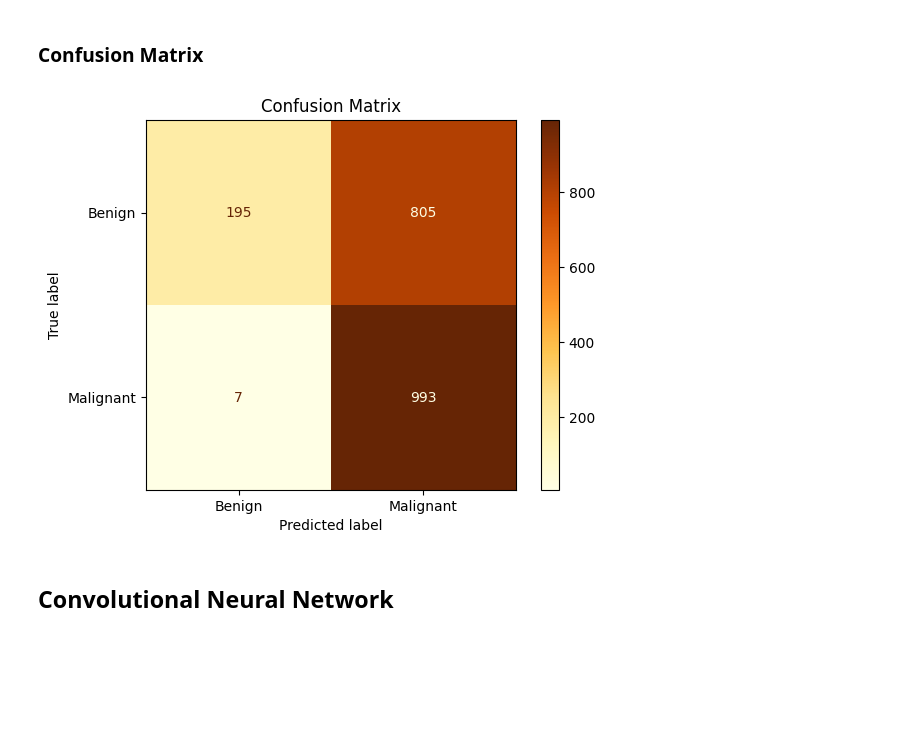
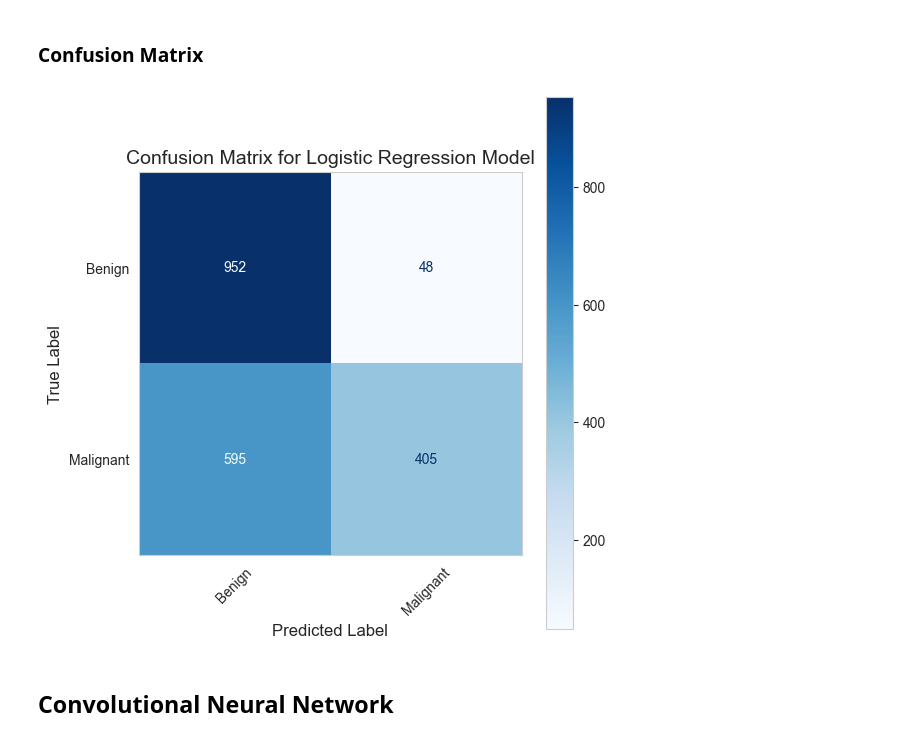
Before and after one commit to yairyaakov/Skin-Cancer-Detection-models, a Jupyter notebook: Skin_Cancer_Detection_models.ipynb, the cells around one changed output. Saved outputs shown, nothing was run; the diff lists cells and outputs as text; code cells hidden in the pictures; blank space fills up the shorter version.

```diff
--- a/Skin_Cancer_Detection_models.ipynb
+++ b/Skin_Cancer_Detection_models.ipynb
@@ -56,6 +85,6 @@ Set those hyperparamaters as you wish
 # %%
 img_width, img_height = 112, 112
-batch_size = 128
+batch_size = 32
 epochs = 15
 # %%
 # Data generators
@@ -578,29 +543,14 @@ plt.show()
 # %% [markdown]
 ### Model Evaluation Metrics
 # %%
-# Evaluate the model on the test data and get predictions
-predicted_probabilities = lr_model.predict(test_generator)
+predicted_probabilities = logistic_model.predict(test_generator)
 
 # Convert probabilities to binary predictions (0 or 1)
-predicted_labels = np.round(predicted_probabilities).astype(np.int32)[:, 1]  # [:, 0] is the probabily to mistake.
+predicted_labels = np.where(predicted_probabilities > 0.5, 1, 0).astype(np.int32)
 
 # Get true labels
 true_labels = test_generator.classes
 
-# Calculate Mean Squared Error (MSE)
-mse = mean_squared_error(true_labels, predicted_labels)
-
-# Calculate Accuracy
-accuracy = accuracy_score(true_labels, predicted_labels)
-
-# Calculate Precision
-precision = precision_score(true_labels, predicted_labels)
-
-# Calculate Recall
-recall = recall_score(true_labels, predicted_labels)
-
-print(f'MSE:       {mse:.5f}')
-print(f'Accuracy:  {accuracy:.5f}')
-print(f'Precision: {precision:.5f}')
-print(f'Recall:    {recall:.5f}')
+# Use the evaluate_model_performance function
+accuracy, precision, recall, mse = evaluate_model_performance(true_labels, predicted_labels)
 # %% [output]
@@ -628,13 +578,18 @@ weighted avg       0.76      0.59      0.52      2000
 # %% [markdown]
 ### Confusion Matrix
 # %%
-# Generate confusion matrix
-cm = confusion_matrix(true_labels, predicted_labels)
+logistic_cm = confusion_matrix(true_labels, predicted_labels)
 
-# Display the confusion matrix
-disp = ConfusionMatrixDisplay(confusion_matrix=cm, display_labels=["Benign", "Malignant"])
-disp.plot(cmap='YlOrBr', values_format='d')
-plt.title("Confusion Matrix")
+disp = ConfusionMatrixDisplay(confusion_matrix=logistic_cm, display_labels=["Benign", "Malignant"])
+
+fig, ax = plt.subplots(figsize=(6, 6))
+disp.plot(cmap='Blues', values_format='d', ax=ax)
+ax.grid(False)
+plt.title("Confusion Matrix for Logistic Regression Model", fontsize=14)
+plt.xlabel("Predicted Label", fontsize=12)
+plt.ylabel("True Label", fontsize=12)
+plt.xticks(rotation=45)
+plt.tight_layout()
 plt.show()
 # %% [output]
-[figure, old version]
+[figure, new version]
```
Also changed, not shown: parts of 52 cells of this notebook, 3 other files.
